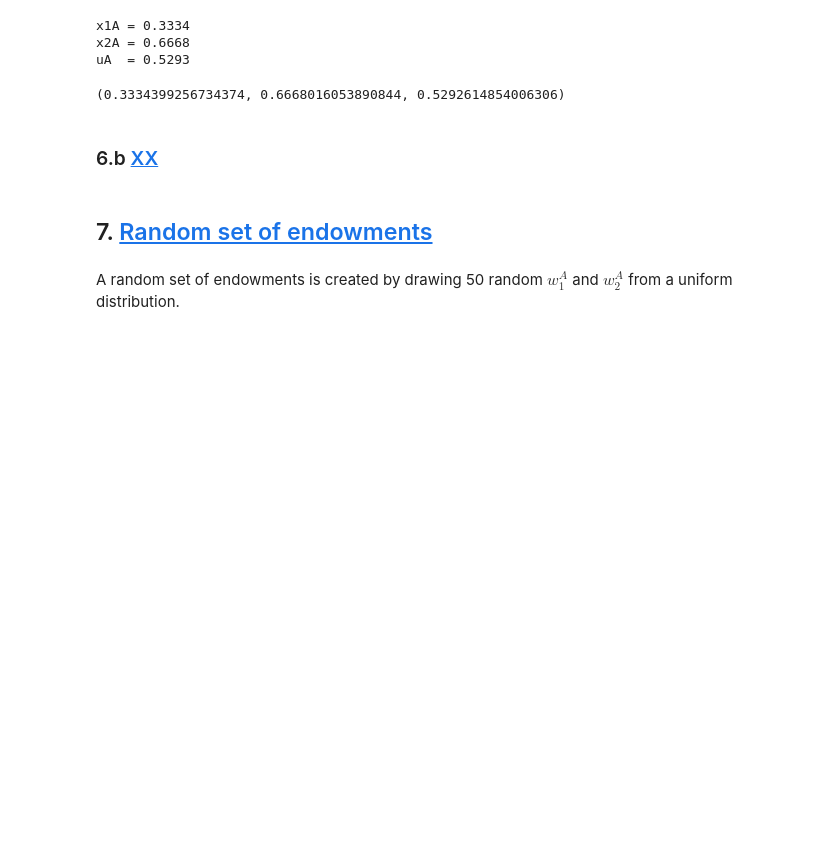
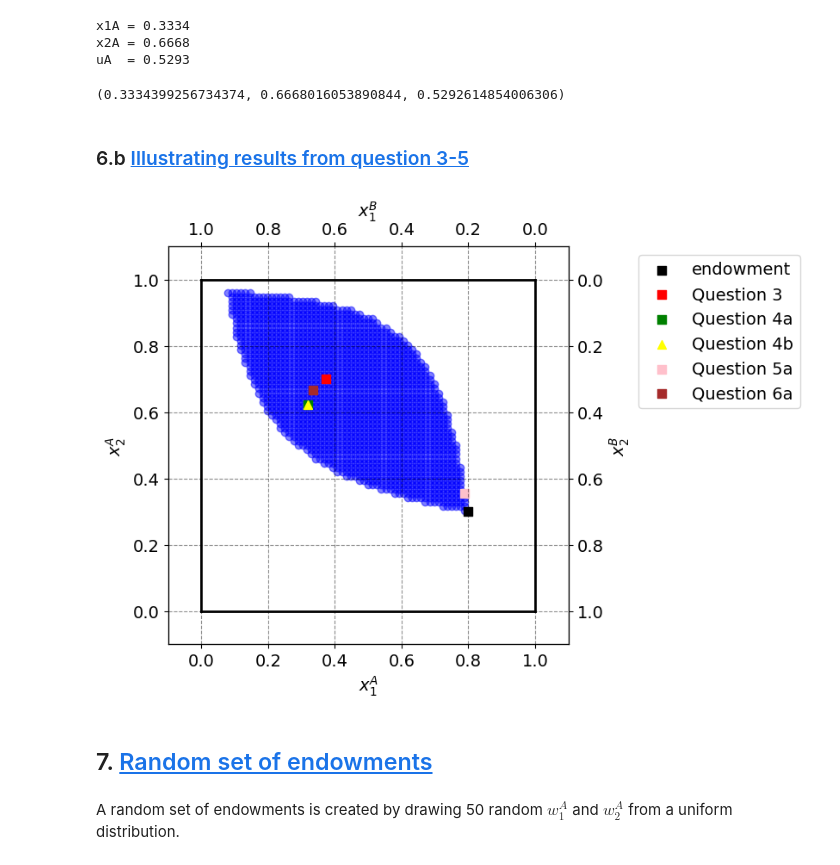
Before and after one commit to NumEconCopenhagen/projects-2024-clara-og-theis, a Jupyter notebook: inauguralproject/inauguralproject.ipynb, the cells around one changed output. Drawn from its saved outputs; the diff is of its cells as text; code cells hidden in the pictures; blank space fills up the shorter version.

```diff
--- a/inauguralproject/inauguralproject.ipynb
+++ b/inauguralproject/inauguralproject.ipynb
@@ -219,7 +223,66 @@ x2A = 0.6668
 uA  = 0.5293
 (0.3334399256734374, 0.6668016053890844, 0.5292614854006306)
 # %% [markdown]
-### 6.b <a id='toc2_1_'></a>[XX](#toc0_)
+### 6.b <a id='toc2_1_'></a>[Illustrating results from question 3-5](#toc0_)
+# %%
+#Plotting the pareto improvements in an edgeworth box
+par = model.par
+
+# a. total endowment
+w1bar = 1.0
+w2bar = 1.0
+
+# b. figure set up
+fig = plt.figure(frameon=False,figsize=(6,6), dpi=100)
+ax_A = fig.add_subplot(1, 1, 1)
+
+ax_A.set_xlabel("$x_1^A$")
+ax_A.set_ylabel("$x_2^A$")
+
+temp = ax_A.twinx()
+temp.set_ylabel("$x_2^B$")
+ax_B = temp.twiny()
+ax_B.set_xlabel("$x_1^B$")
+ax_B.invert_xaxis()
+ax_B.invert_yaxis()
+
+xA1_3 = 0.37304964539007096
+xA2_3 = 0.7013333333333335
+xA1_4a = 0.31967020023557124
+xA2_4a = 0.62374239742934012
+xA1_4b = 0.31924337537417485
+xA2_4b = 0.62390182319491270
+xA1_5a = 0.7894736842105263
+xA2_5a = 0.35526315789473684
+xA1_6a = 0.3334399256734374
+xA2_6a = 0.6668016053890844
+
+# Plotting all pairs of (x1A, x2A) in the Edgeworth box
+for x1A, x2A in result:
+    ax_A.scatter(x1A, x2A, marker='o', color='blue', alpha=0.5)
+
+ax_A.scatter(par.w1A,par.w2A,marker='s',color='black',label='endowment', s=50)
+ax_A.scatter(xA1_3, xA2_3, marker='s', color='red', label='Question 3', s=50)
+ax_A.scatter(xA1_4a, xA2_4a, marker='s', color='green', label='Question 4a', s=50)
+ax_A.scatter(xA1_4b, xA2_4b, marker='^', color='yellow', label='Question 4b', s=50)
+ax_A.scatter(xA1_5a, xA2_5a, marker='s', color='pink', label='Question 5a', s=50)
+ax_A.scatter(xA1_6a, xA2_6a, marker='s', color='brown', label='Question 6a', s=50)
+
+
+# limits
+ax_A.plot([0,w1bar],[0,0],lw=2,color='black')
+ax_A.plot([0,w1bar],[w2bar,w2bar],lw=2,color='black')
+ax_A.plot([0,0],[0,w2bar],lw=2,color='black')
+ax_A.plot([w1bar,w1bar],[0,w2bar],lw=2,color='black')
+
+ax_A.set_xlim([-0.1, w1bar + 0.1])
+ax_A.set_ylim([-0.1, w2bar + 0.1])
+ax_B.set_xlim([w1bar + 0.1, -0.1])
+ax_B.set_ylim([w2bar + 0.1, -0.1])
+
+ax_A.legend(frameon=True,loc='upper right',bbox_to_anchor=(1.6,1.0));
+# %% [output]
+[figure, added]
 # %% [markdown]
 ## 7. <a id='toc2_'></a>[Random set of endowments](#toc0_)
 # %% [markdown]
```
Also changed, not shown: parts of 3 cells of this notebook, 1 other file.
